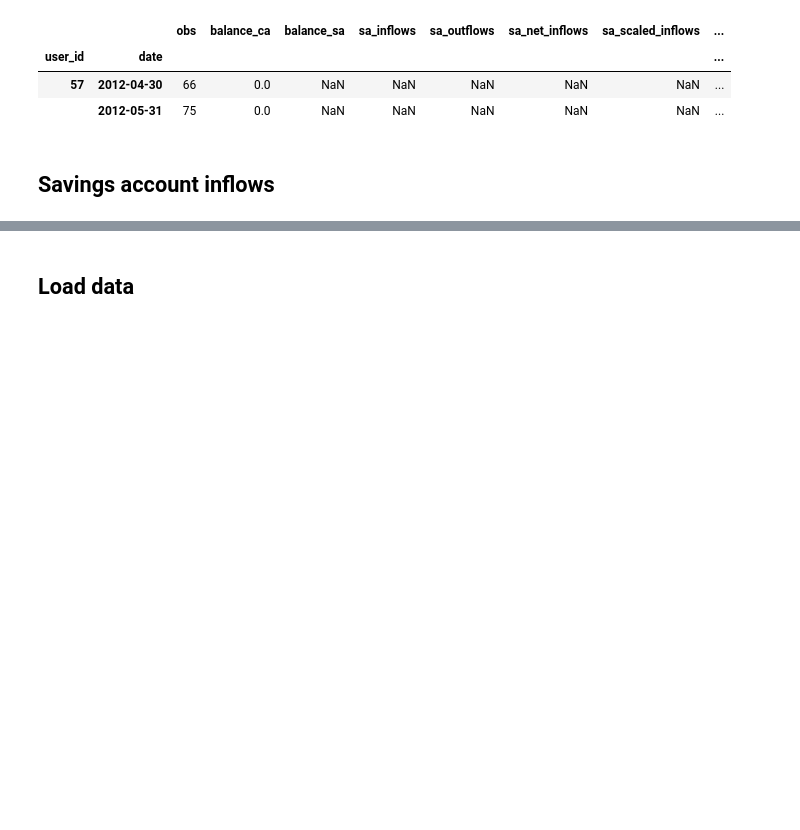
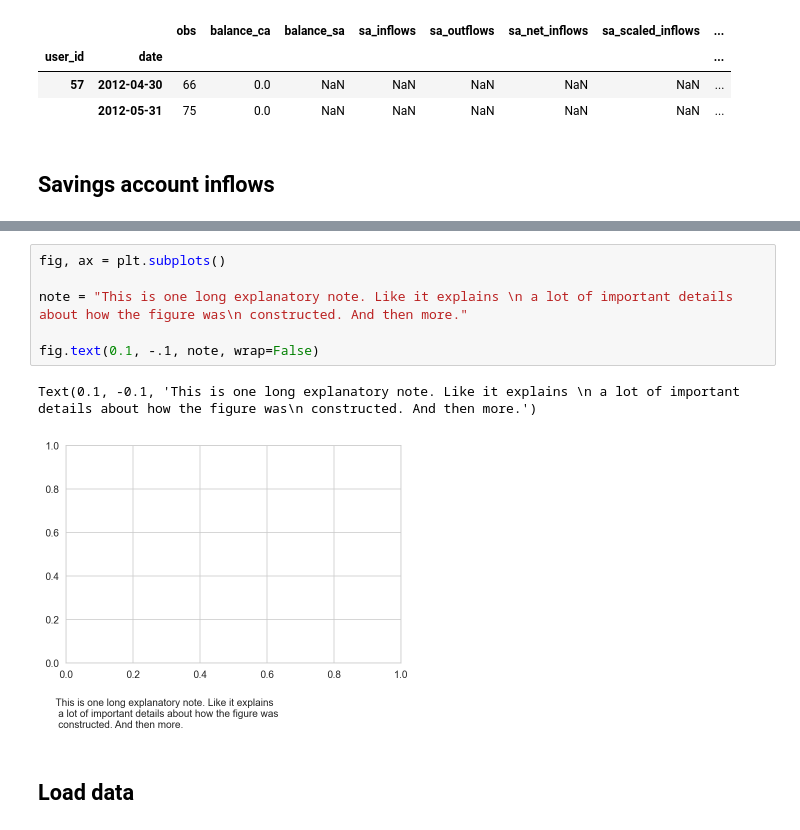
Before and after one commit to fabiangunzinger/entropy, a Jupyter notebook: notebooks/sumstats_savings.ipynb, the cells around one changed output, grey strips where cells are left out. Drawn from its saved outputs; the diff is of its cells as text; blank space fills up the shorter version.

```diff
--- a/notebooks/sumstats_savings.ipynb
+++ b/notebooks/sumstats_savings.ipynb
@@ -57,3 +53,12 @@ KeyError: 'obs'
+# %%
+fig, ax = plt.subplots()
+
+note = "This is one long explanatory note. Like it explains \n a lot of important details about how the figure was\n constructed. And then more."
+
+fig.text(0.1, -.1, note, wrap=False)
+# %% [output]
+Text(0.1, -0.1, 'This is one long explanatory note. Like it explains \n a lot of important details about how the figure was\n constructed. And then more.')
+[figure, added]
 # %% [markdown]
 ## Load data
 # %%
```
Also changed, not shown: parts of 3 cells of this notebook, 2 other files.
